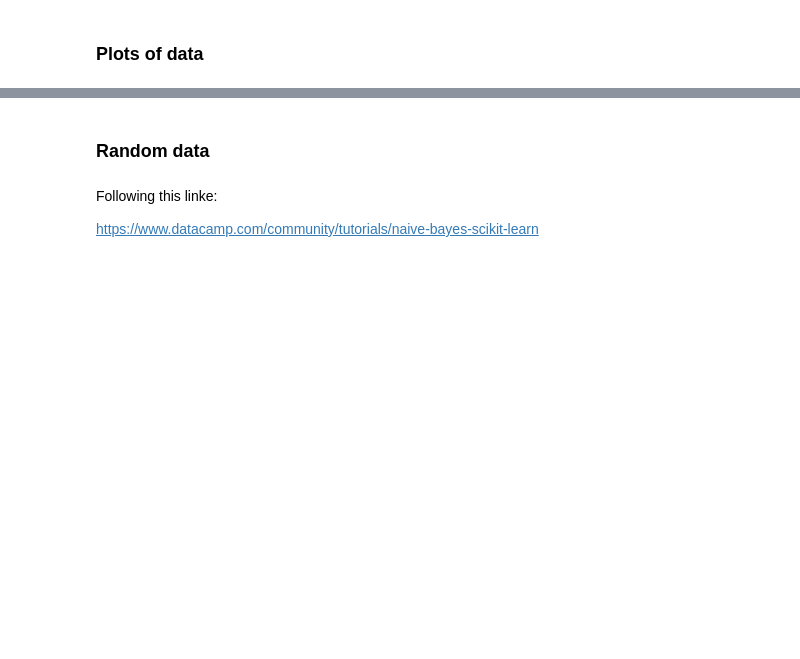
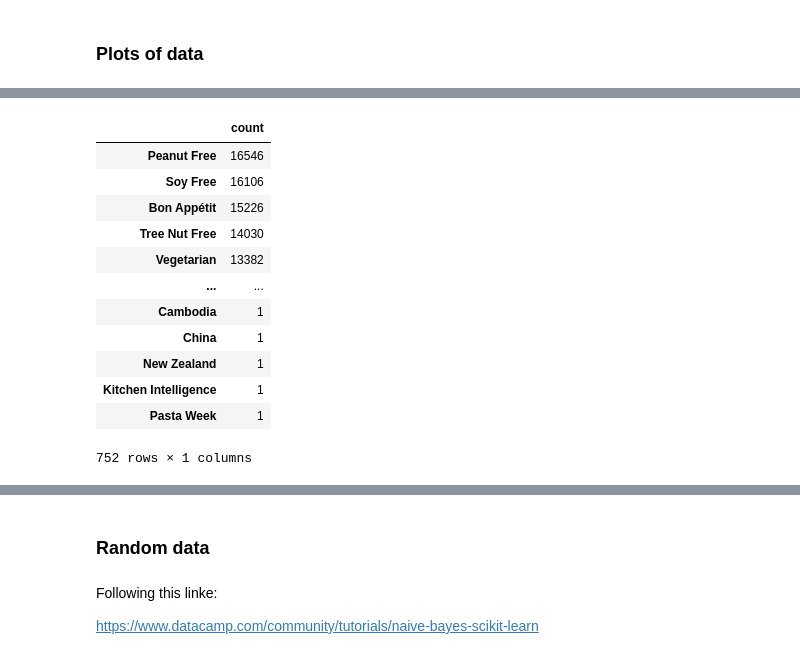
Before and after one commit to Sisyphus192/deep-dishes, a Jupyter notebook: notebooks/Correlation.ipynb, the cells around one changed output, grey strips where cells are left out. Drawn from its saved outputs; the diff is of its cells as text; code cells hidden in the pictures; blank space fills up the shorter version.

```diff
--- a/notebooks/Correlation.ipynb
+++ b/notebooks/Correlation.ipynb
@@ -23,0 +39,16 @@ Name: tags, dtype: object
+# %%
+tags_name
+# %% [output]
+|  | count |
+| Peanut Free | 16546 |
+| Soy Free | 16106 |
+| Bon Appétit | 15226 |
+| Tree Nut Free | 14030 |
+| Vegetarian | 13382 |
+| ... | ... |
+| Cambodia | 1 |
+| China | 1 |
+| New Zealand | 1 |
+| Kitchen Intelligence | 1 |
+| Pasta Week | 1 |
+752 rows × 1 columns
```
Also changed, not shown: parts of 13 cells of this notebook.
